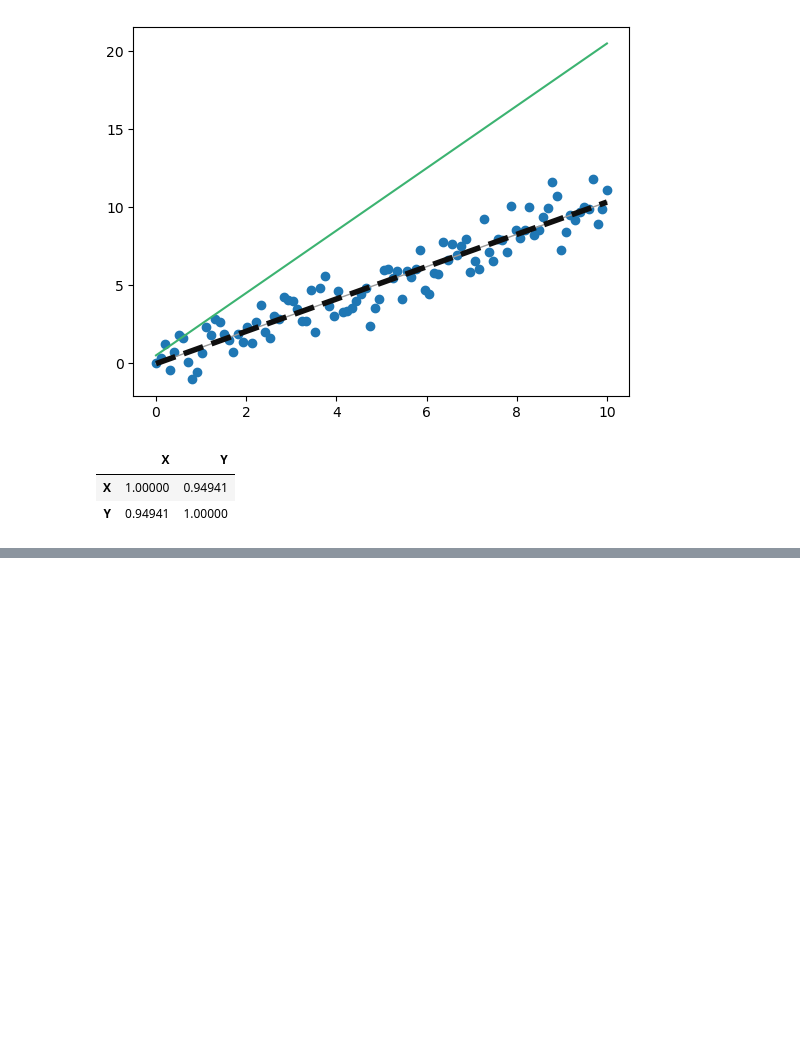
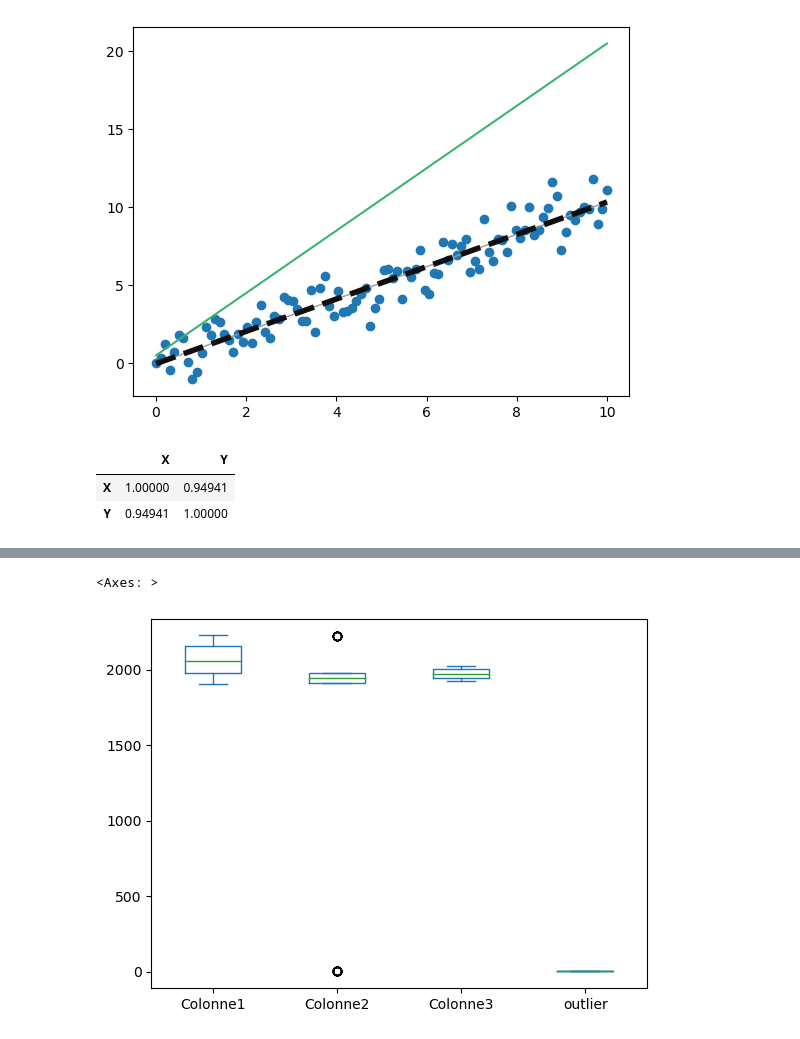
Before and after one commit to bigmoletos/WildCodeSchool_formation_IA_nov2023, a Jupyter notebook: live_coding/notebook_equation_stat.ipynb, the cells around one changed output, grey strips where cells are left out. Saved outputs shown, nothing was run; the diff lists cells and outputs as text; code cells hidden in the pictures; blank space fills up the shorter version.

```diff
--- a/live_coding/notebook_equation_stat.ipynb
+++ b/live_coding/notebook_equation_stat.ipynb
@@ -230,0 +764,39 @@ df.corr()
+# %%
+
+# Créer un tableau de 10 par 6
+df = pd.DataFrame()
+size_data = 100
+# Première colonne : variables aléatoires de -100 à +100
+df['Colonne1'] = np.random.randint(1900, 2230, size=size_data)
+
+# Deuxième colonne : de janvier à décembre
+# mois = ['Janvier', 'Février', 'Mars', 'Avril', 'Mai', 'Juin',
+# 'Juillet', 'Août', 'Septembre', 'Octobre', 'Novembre', 'Décembre']
+# mois = [0,1, 2, 3, 4, 5, 6, 7, 8, 9, 10,2222, 1500]
+mois = [1945,1, 2, 1914, 1939, 1975, 1952, 1918, 2222, 1980]
+df['Colonne2'] = np.random.choice(mois, size=size_data)
+
+# Troisième colonne : de 0 à 2023
+df['Colonne3'] = np.random.randint(1923, 2024, size=size_data)
+
+# Créer un modèle IsolationForest
+clf = IsolationForest(contamination=0.01)
+
+# Adapter le modèle à vos données
+clf.fit(df[['Colonne2']])
+
+# Prédire les outliers
+outliers = clf.predict(df[['Colonne2']])
+
+# Ajouter les prédictions à votre DataFrame
+df['outlier'] = outliers
+
+# Filtrer les outliers
+df_outliers = df[df['outlier'] == -1]
+
+# print(outliers)
+# %%
+df.plot(kind="box")
+# %% [output]
+<Axes: >
+[figure, added]
```
Also changed, not shown: parts of 52 cells of this notebook, 17 other files.
